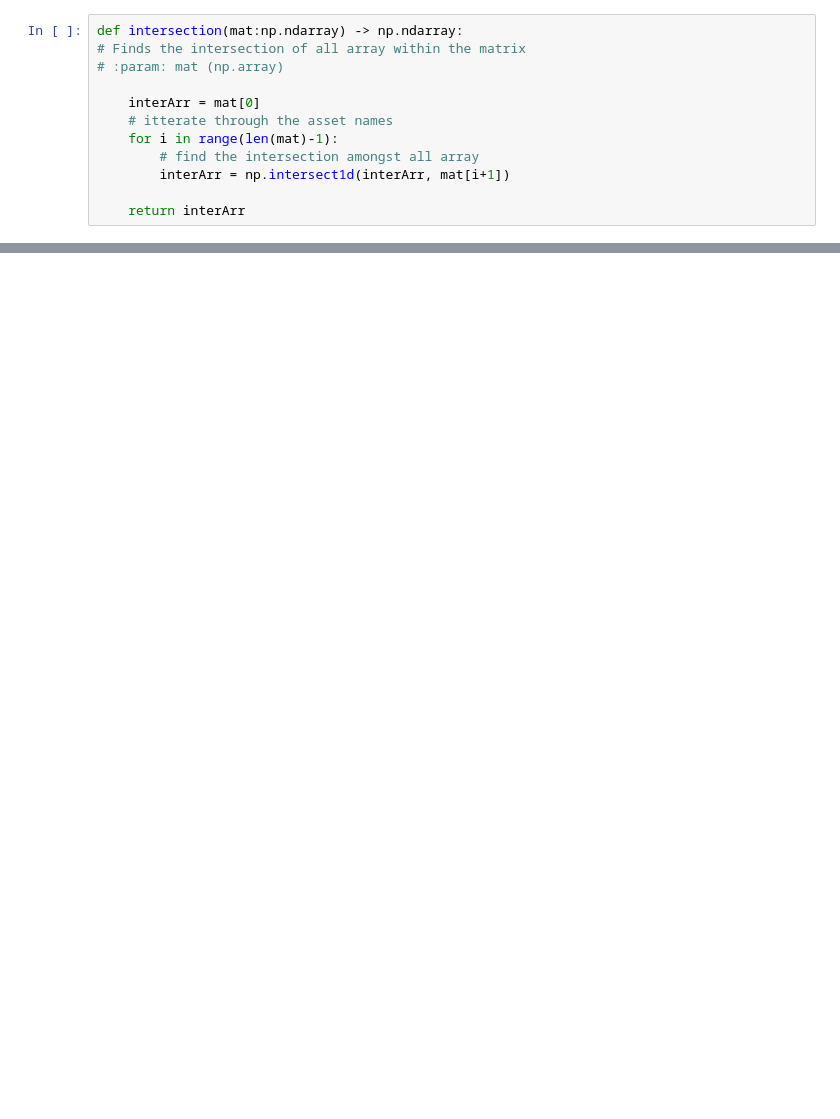
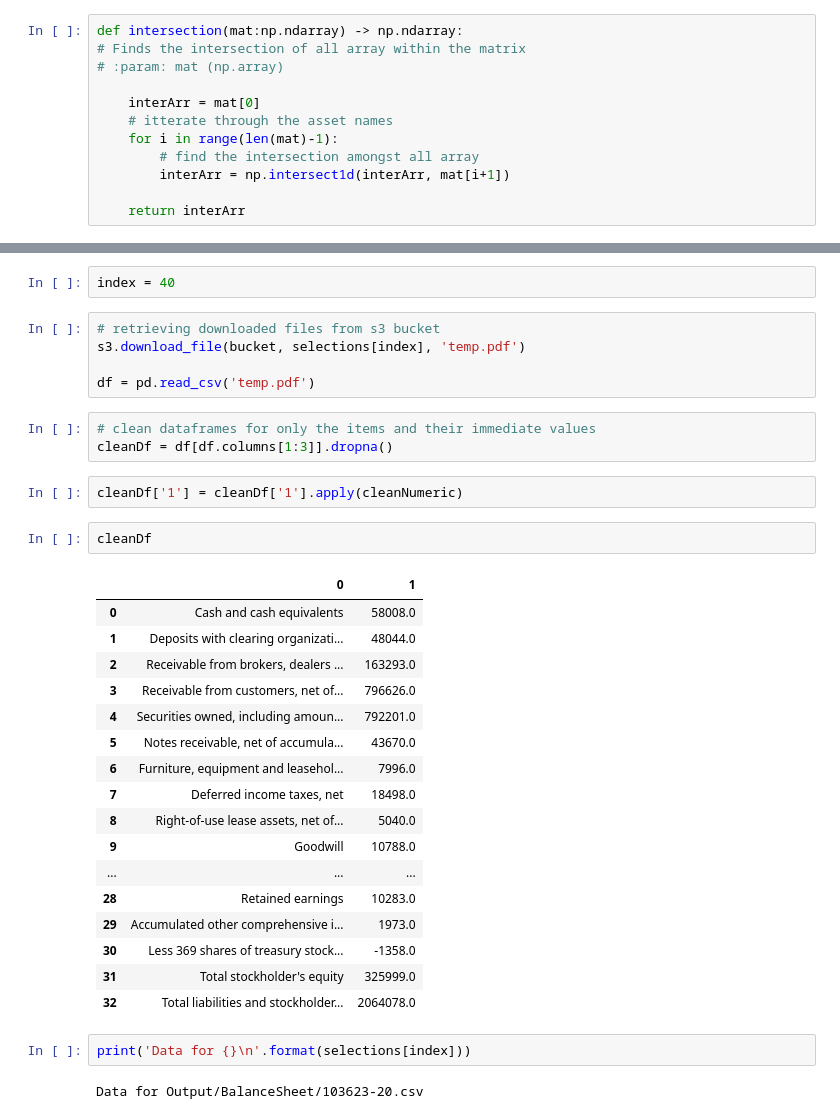
Before and after one commit to fernando-duarte/X17A5, a Jupyter notebook: buildDatabase.ipynb, the cells around one changed output, grey strips where cells are left out. Drawn from its saved outputs; the diff is of its cells as text; blank space fills up the shorter version.

```diff
--- a/buildDatabase.ipynb
+++ b/buildDatabase.ipynb
@@ -92,0 +110,36 @@ array(['ASSETS -', 'Cash and cash equivalents', 'Receivables:',
+# %%
+index = 40
+# %%
+# retrieving downloaded files from s3 bucket
+s3.download_file(bucket, selections[index], 'temp.pdf')
+
+df = pd.read_csv('temp.pdf')
+# %%
+# clean dataframes for only the items and their immediate values
+cleanDf = df[df.columns[1:3]].dropna()
+# %%
+cleanDf['1'] = cleanDf['1'].apply(cleanNumeric)
+# %%
+cleanDf
+# %% [output]
+|  | 0 | 1 |
+| 0 | Cash and cash equivalents | 58008.0 |
+| 1 | Deposits with clearing organizati... | 48044.0 |
+| 2 | Receivable from brokers, dealers ... | 163293.0 |
+| 3 | Receivable from customers, net of... | 796626.0 |
+| 4 | Securities owned, including amoun... | 792201.0 |
+| 5 | Notes receivable, net of accumula... | 43670.0 |
+| 6 | Furniture, equipment and leasehol... | 7996.0 |
+| 7 | Deferred income taxes, net | 18498.0 |
+| 8 | Right-of-use lease assets, net of... | 5040.0 |
+| 9 | Goodwill | 10788.0 |
+| ... | ... | ... |
+| 28 | Retained earnings | 10283.0 |
+| 29 | Accumulated other comprehensive i... | 1973.0 |
+| 30 | Less 369 shares of treasury stock... | -1358.0 |
+| 31 | Total stockholder's equity | 325999.0 |
+| 32 | Total liabilities and stockholder... | 2064078.0 |
+# %%
+print('Data for {}\n'.format(selections[index]))
+# %% [output]
+Data for Output/BalanceSheet/103623-20.csv
```
Also changed, not shown: parts of 16 cells of this notebook.
